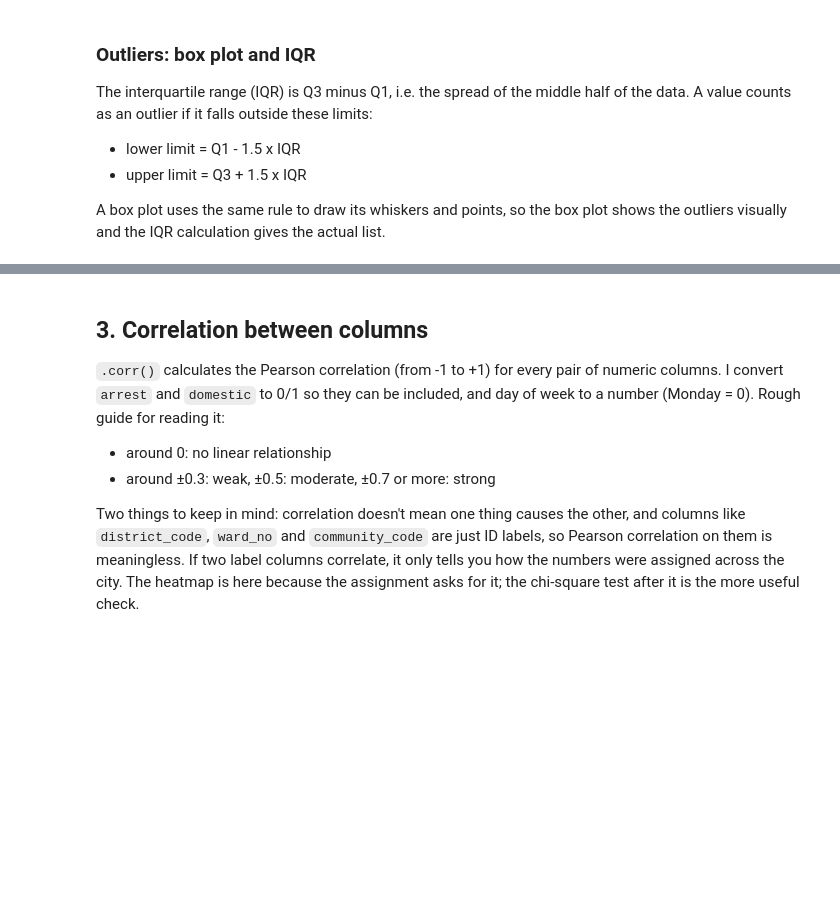
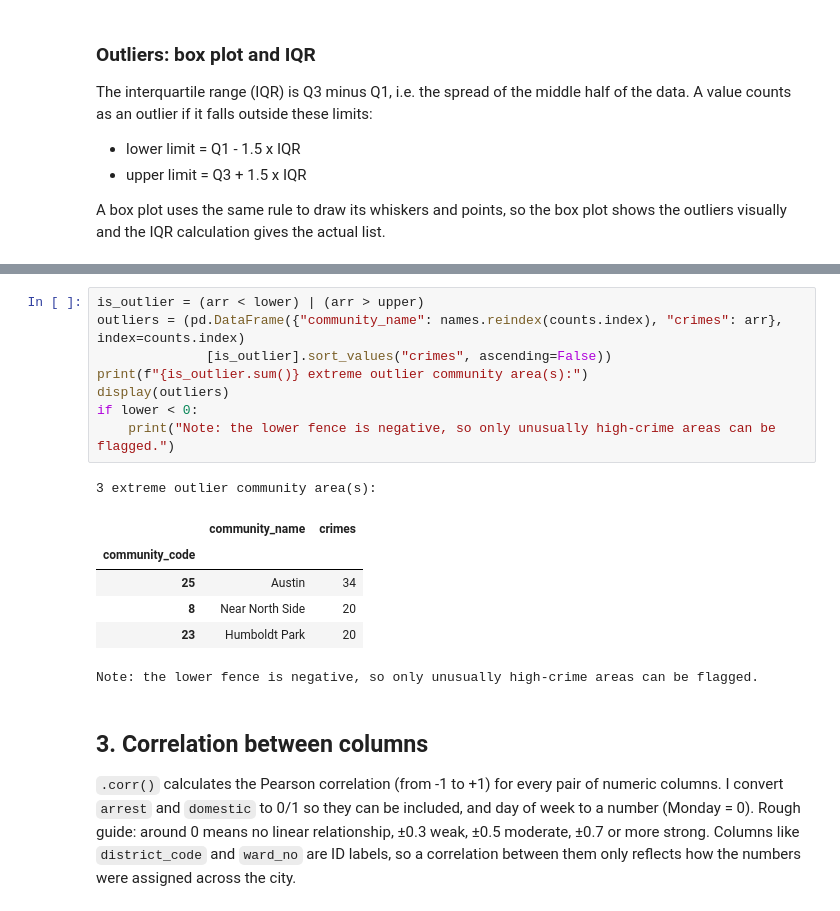
Before and after one commit to legion9755/chicago-crime-project, a Jupyter notebook: 03_statistical_insights.ipynb, the cells around one changed output, grey strips where cells are left out. Drawn from its saved outputs; the diff is of its cells as text; blank space fills up the shorter version.

```diff
--- a/03_statistical_insights.ipynb
+++ b/03_statistical_insights.ipynb
@@ -221,9 +85,21 @@ Note: the lower fence is negative, so low outliers are impossible here — only
+# %%
+is_outlier = (arr < lower) | (arr > upper)
+outliers = (pd.DataFrame({"community_name": names.reindex(counts.index), "crimes": arr}, index=counts.index)
+              [is_outlier].sort_values("crimes", ascending=False))
+print(f"{is_outlier.sum()} extreme outlier community area(s):")
+display(outliers)
+if lower < 0:
+    print("Note: the lower fence is negative, so only unusually high-crime areas can be flagged.")
+# %% [output]
+3 extreme outlier community area(s):
+|  | community_name | crimes |
+| community_code |  |  |
+| 25 | Austin | 34 |
+| 8 | Near North Side | 20 |
+| 23 | Humboldt Park | 20 |
+Note: the lower fence is negative, so only unusually high-crime areas can be flagged.
 # %% [markdown]
 ## 3. Correlation between columns
 
-`.corr()` calculates the Pearson correlation (from -1 to +1) for every pair of numeric columns. I convert `arrest` and `domestic` to 0/1 so they can be included, and day of week to a number (Monday = 0). Rough guide for reading it:
-* around 0: no linear relationship
-* around ±0.3: weak, ±0.5: moderate, ±0.7 or more: strong
-
-Two things to keep in mind: correlation doesn't mean one thing causes the other, and columns like `district_code`, `ward_no` and `community_code` are just ID labels, so Pearson correlation on them is meaningless. If two label columns correlate, it only tells you how the numbers were assigned across the city. The heatmap is here because the assignment asks for it; the chi-square test after it is the more useful check.
+`.corr()` calculates the Pearson correlation (from -1 to +1) for every pair of numeric columns. I convert `arrest` and `domestic` to 0/1 so they can be included, and day of week to a number (Monday = 0). Rough guide: around 0 means no linear relationship, ±0.3 weak, ±0.5 moderate, ±0.7 or more strong. Columns like `district_code` and `ward_no` are ID labels, so a correlation between them only reflects how the numbers were assigned across the city.
 # %%
```
Also changed, not shown: parts of 16 cells of this notebook, 19 other files.
